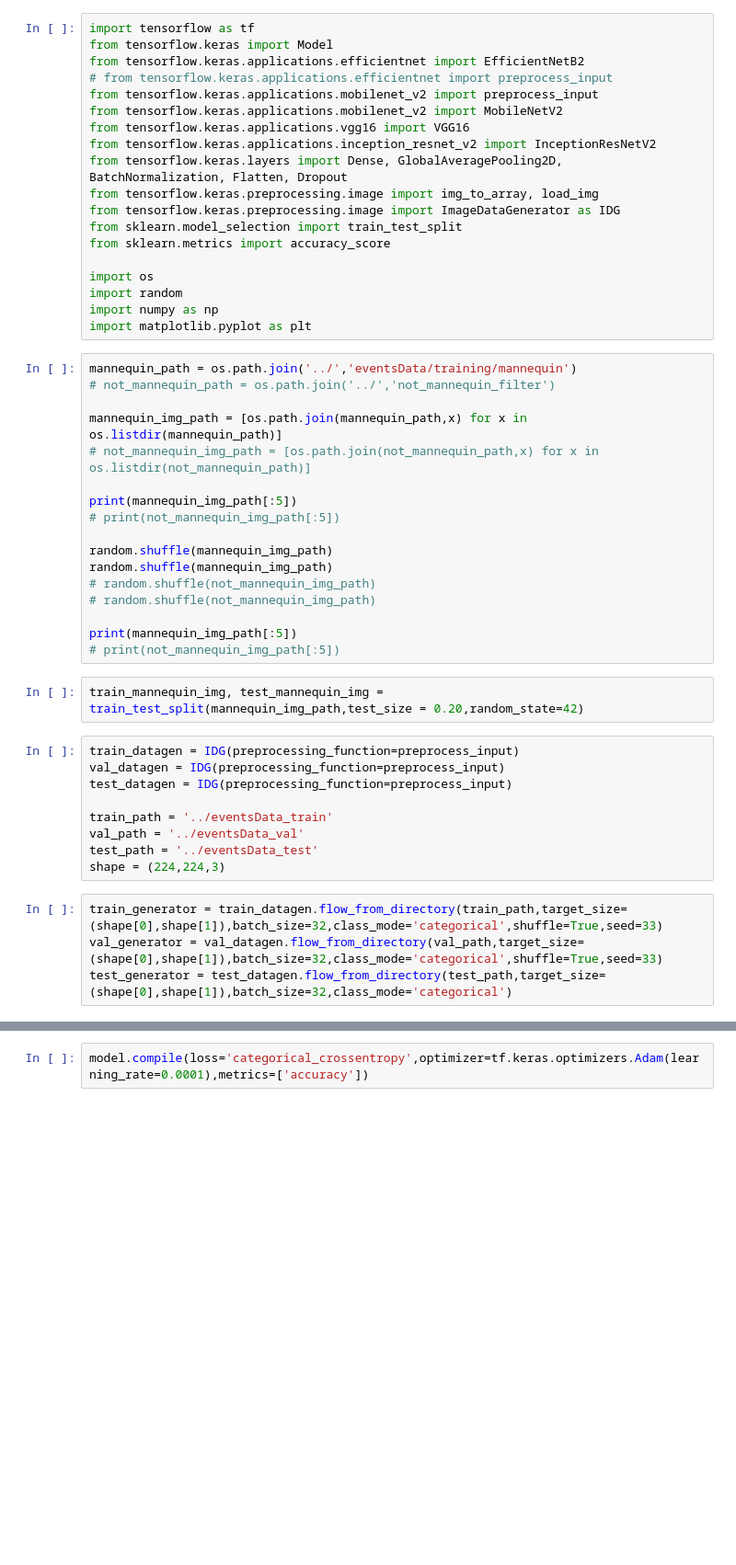
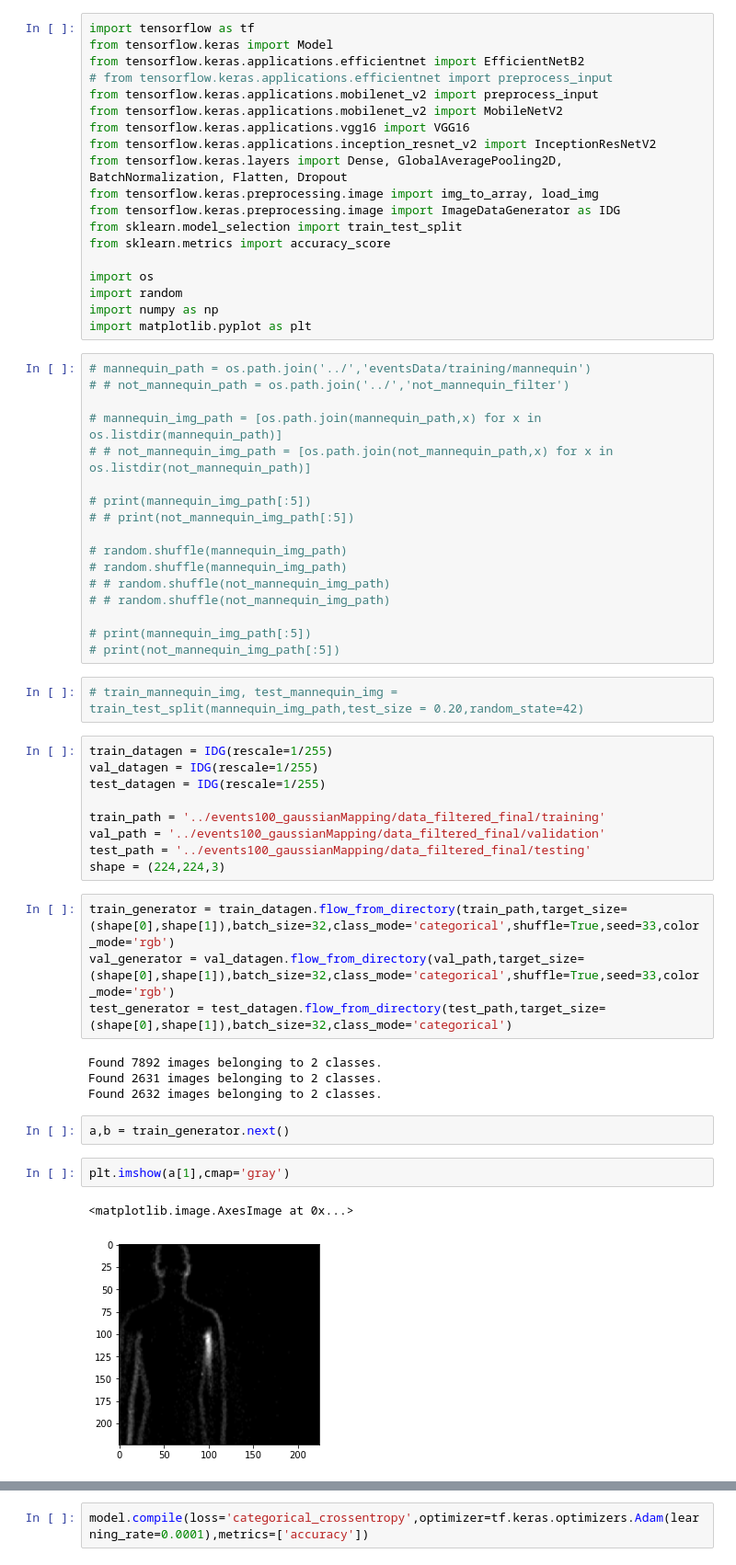
Before and after one commit to ziimiin14/Event_Camera_DeepLearning_Classification, a Jupyter notebook: scripts/TransferLearning_Mannequin.ipynb, the cells around one changed output, grey strips where cells are left out. Shown at 92% size. Saved outputs shown, nothing was run; the diff lists cells and outputs as text; blank space fills up the shorter version.

```diff
--- a/scripts/TransferLearning_Mannequin.ipynb
+++ b/scripts/TransferLearning_Mannequin.ipynb
@@ -18,37 +18,48 @@ import random
 import numpy as np
 import matplotlib.pyplot as plt
 # %%
-mannequin_path = os.path.join('../','eventsData/training/mannequin')
-# not_mannequin_path = os.path.join('../','not_mannequin_filter')
+# mannequin_path = os.path.join('../','eventsData/training/mannequin')
+# # not_mannequin_path = os.path.join('../','not_mannequin_filter')
 
-mannequin_img_path = [os.path.join(mannequin_path,x) for x in os.listdir(mannequin_path)]
-# not_mannequin_img_path = [os.path.join(not_mannequin_path,x) for x in os.listdir(not_mannequin_path)]
+# mannequin_img_path = [os.path.join(mannequin_path,x) for x in os.listdir(mannequin_path)]
+# # not_mannequin_img_path = [os.path.join(not_mannequin_path,x) for x in os.listdir(not_mannequin_path)]
 
-print(mannequin_img_path[:5])
+# print(mannequin_img_path[:5])
+# # print(not_mannequin_img_path[:5])
+
+# random.shuffle(mannequin_img_path)
+# random.shuffle(mannequin_img_path)
+# # random.shuffle(not_mannequin_img_path)
+# # random.shuffle(not_mannequin_img_path)
+
+# print(mannequin_img_path[:5])
 # print(not_mannequin_img_path[:5])
-
-random.shuffle(mannequin_img_path)
-random.shuffle(mannequin_img_path)
-# random.shuffle(not_mannequin_img_path)
-# random.shuffle(not_mannequin_img_path)
-
-print(mannequin_img_path[:5])
-# print(not_mannequin_img_path[:5])
 # %%
-train_mannequin_img, test_mannequin_img = train_test_split(mannequin_img_path,test_size = 0.20,random_state=42)
+# train_mannequin_img, test_mannequin_img = train_test_split(mannequin_img_path,test_size = 0.20,random_state=42)
 # %%
-train_datagen = IDG(preprocessing_function=preprocess_input)
-val_datagen = IDG(preprocessing_function=preprocess_input)
-test_datagen = IDG(preprocessing_function=preprocess_input)
+train_datagen = IDG(rescale=1/255)
+val_datagen = IDG(rescale=1/255)
+test_datagen = IDG(rescale=1/255)
 
-train_path = '../eventsData_train'
-val_path = '../eventsData_val'
-test_path = '../eventsData_test'
+train_path = '../events100_gaussianMapping/data_filtered_final/training'
+val_path = '../events100_gaussianMapping/data_filtered_final/validation'
+test_path = '../events100_gaussianMapping/data_filtered_final/testing'
 shape = (224,224,3)
 # %%
-train_generator = train_datagen.flow_from_directory(train_path,target_size=(shape[0],shape[1]),batch_size=32,class_mode='categorical',shuffle=True,seed=33)
-val_generator = val_datagen.flow_from_directory(val_path,target_size=(shape[0],shape[1]),batch_size=32,class_mode='categorical',shuffle=True,seed=33)
+train_generator = train_datagen.flow_from_directory(train_path,target_size=(shape[0],shape[1]),batch_size=32,class_mode='categorical',shuffle=True,seed=33,color_mode='rgb')
+val_generator = val_datagen.flow_from_directory(val_path,target_size=(shape[0],shape[1]),batch_size=32,class_mode='categorical',shuffle=True,seed=33,color_mode='rgb')
 test_generator = test_datagen.flow_from_directory(test_path,target_size=(shape[0],shape[1]),batch_size=32,class_mode='categorical')
+# %% [output]
+Found 7892 images belonging to 2 classes.
+Found 2631 images belonging to 2 classes.
+Found 2632 images belonging to 2 classes.
+# %%
+a,b = train_generator.next()
+# %%
+plt.imshow(a[1],cmap='gray')
+# %% [output]
+<matplotlib.image.AxesImage at 0x...>
+[figure, added]
 # %%
 efficientB2_model = MobileNetV2(include_top=False,weights='imagenet',input_shape=shape)
 efficientB2_model.trainable=False
```
Also changed, not shown: parts of 4 cells of this notebook, 16 other files.
